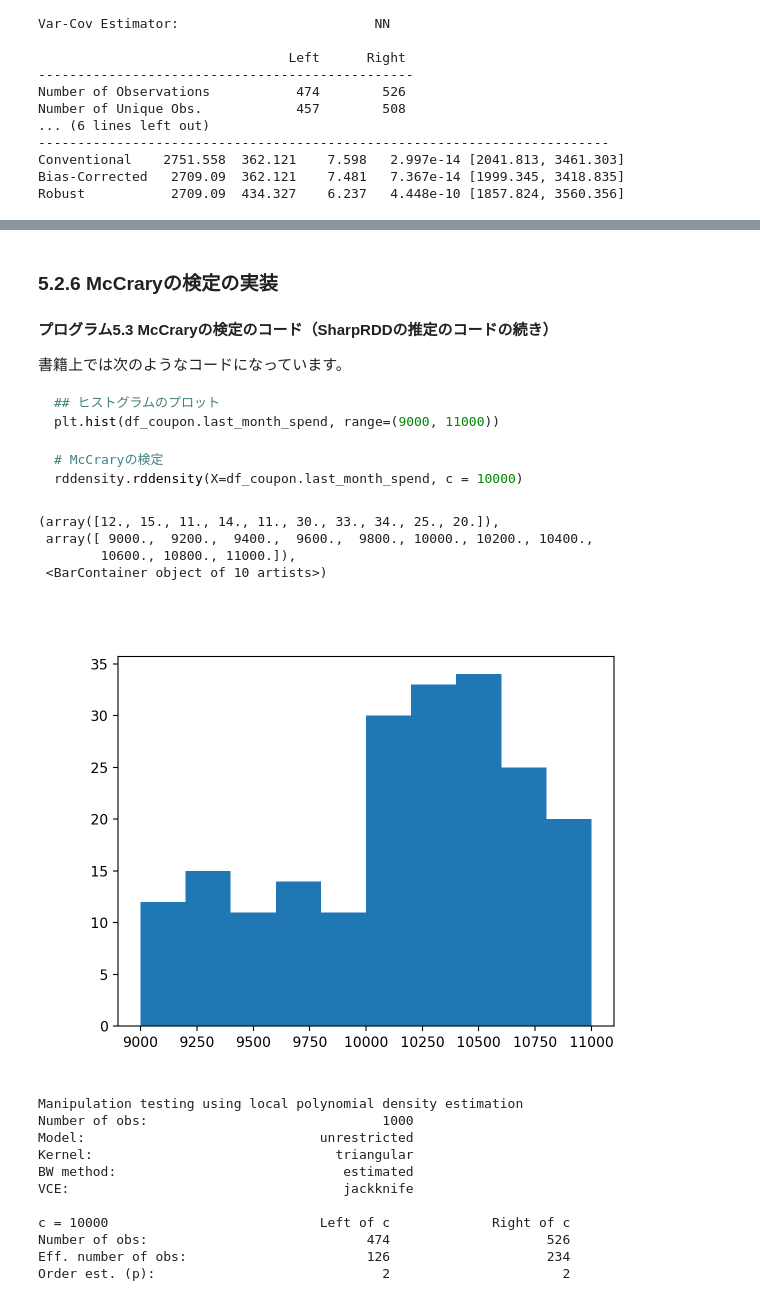
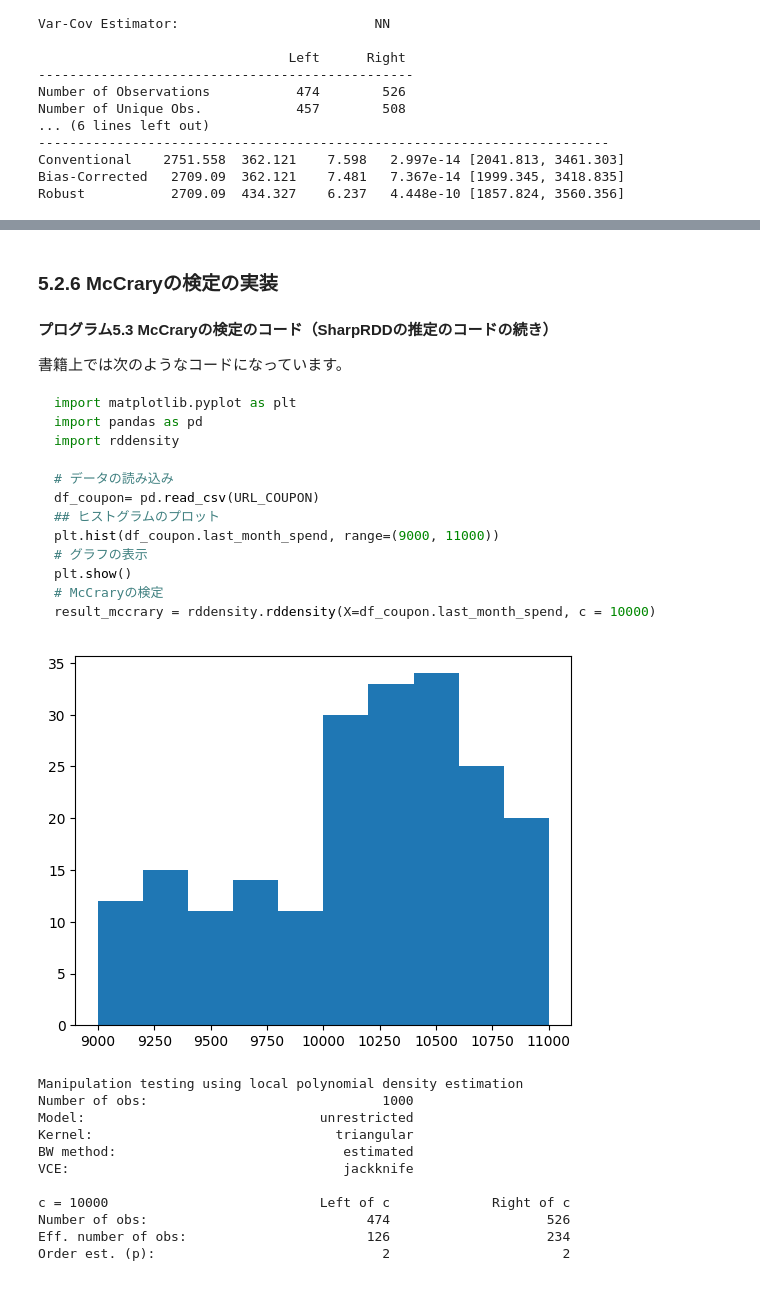
Before and after one commit to HirotakeIto/intro_to_impact_evaluation_with_python, a Jupyter notebook: notebooks/chapter5_rdd.ipynb, the cells around one changed output, grey strips where cells are left out. Saved outputs shown, nothing was run; the diff lists cells and outputs as text; code cells hidden in the pictures.

````diff
--- a/notebooks/chapter5_rdd.ipynb
+++ b/notebooks/chapter5_rdd.ipynb
@@ -222,19 +231,30 @@ WIMSE bias weight                0.5        0.5
 書籍上では次のようなコードになっています。
 
 ```python
+import matplotlib.pyplot as plt
+import pandas as pd
+import rddensity
+
+# データの読み込み
+df_coupon= pd.read_csv(URL_COUPON)
 ## ヒストグラムのプロット
 plt.hist(df_coupon.last_month_spend, range=(9000, 11000))
-
+# グラフの表示
+plt.show()
 # McCraryの検定
-rddensity.rddensity(X=df_coupon.last_month_spend, c = 10000)
+result_mccrary = rddensity.rddensity(X=df_coupon.last_month_spend, c = 10000)
 ```
 # %%
+# データの読み込み
+df_coupon = pd.read_csv(URL_COUPON)
 ## ヒストグラムのプロット
 plt.hist(df_coupon.last_month_spend, range=(9000, 11000))
+# グラフの表示
+plt.show()
+# McCraryの検定
+result_mccrary = rddensity.rddensity(
+    X=df_coupon.last_month_spend, c=10000
+)
 # %% [output]
-(array([12., 15., 11., 14., 11., 30., 33., 34., 25., 20.]),
- array([ 9000.,  9200.,  9400.,  9600.,  9800., 10000., 10200., 10400.,
-        10600., 10800., 11000.]),
- <BarContainer object of 10 artists>)
-[figure, old version]
+[figure, new version]
 # %%
````
Also changed, not shown: parts of 23 cells of this notebook, 2 other files.
